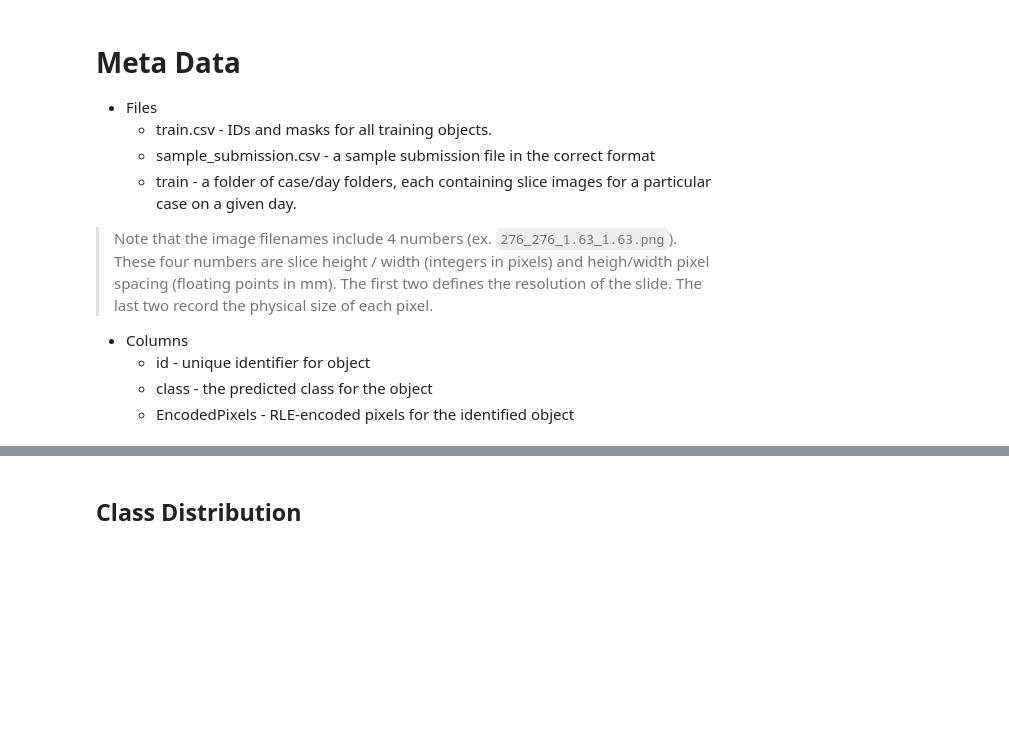
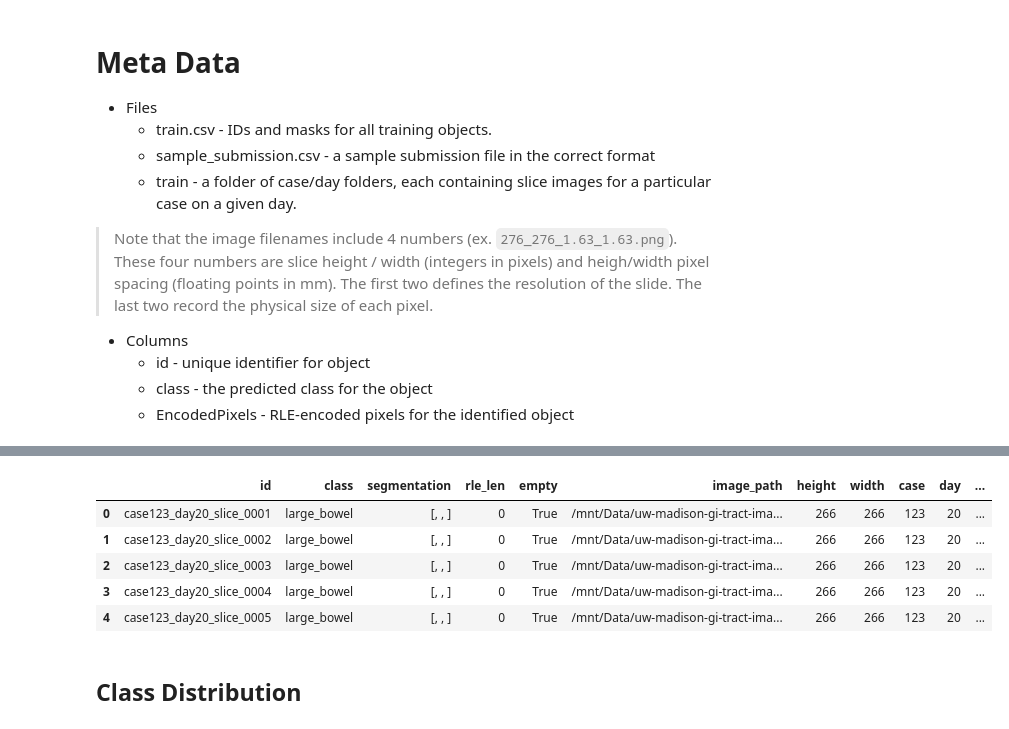
Before and after one commit to asebaq/uwmgi_comp, a Jupyter notebook: uwmgi-unet-train-pytorch-ours.ipynb, the cells around one changed output, grey strips where cells are left out. Drawn from its saved outputs; the diff is of its cells as text; code cells hidden in the pictures; blank space fills up the shorter version.

```diff
--- a/uwmgi-unet-train-pytorch-ours.ipynb
+++ b/uwmgi-unet-train-pytorch-ours.ipynb
@@ -180,0 +281,5 @@ df['mask_path'] = df['mask_path'].apply(fix_mask_path)
+# %%
+paths = glob(f'{BASE_PATH}/train/**/*png',recursive=True)
+paths = sorted(paths)
+path_df = pd.DataFrame(paths, columns=['image_path'])
+path_df = path_df.progress_apply(path2info, axis=1)
@@ -181,3 +295,13 @@ df['mask_path'] = df['mask_path'].apply(fix_mask_path)
+# %%
+df = data_df.merge(path_df, on=['id'])
+df.head()
+# %% [output]
+|  | id | class | segmentation | rle_len | empty | image_path | height | width | case | day | ... |
+| 0 | case123_day20_slice_0001 | large_bowel | [, , ] | 0 | True | /mnt/Data/uw-madison-gi-tract-ima... | 266 | 266 | 123 | 20 | ... |
+| 1 | case123_day20_slice_0002 | large_bowel | [, , ] | 0 | True | /mnt/Data/uw-madison-gi-tract-ima... | 266 | 266 | 123 | 20 | ... |
+| 2 | case123_day20_slice_0003 | large_bowel | [, , ] | 0 | True | /mnt/Data/uw-madison-gi-tract-ima... | 266 | 266 | 123 | 20 | ... |
+| 3 | case123_day20_slice_0004 | large_bowel | [, , ] | 0 | True | /mnt/Data/uw-madison-gi-tract-ima... | 266 | 266 | 123 | 20 | ... |
+| 4 | case123_day20_slice_0005 | large_bowel | [, , ] | 0 | True | /mnt/Data/uw-madison-gi-tract-ima... | 266 | 266 | 123 | 20 | ... |
 # %% [markdown]
 ## Class Distribution
 # %%
```
Also changed, not shown: parts of 23 cells of this notebook.
